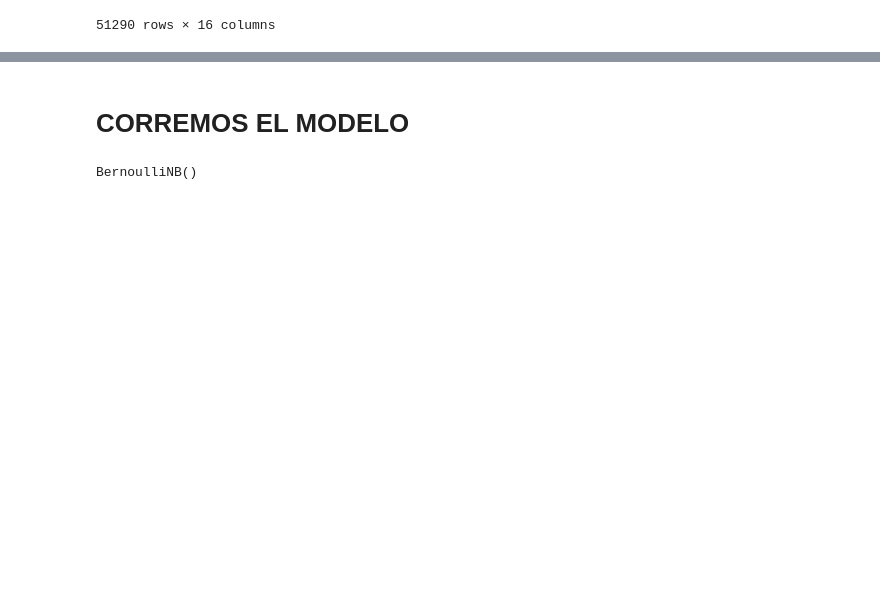
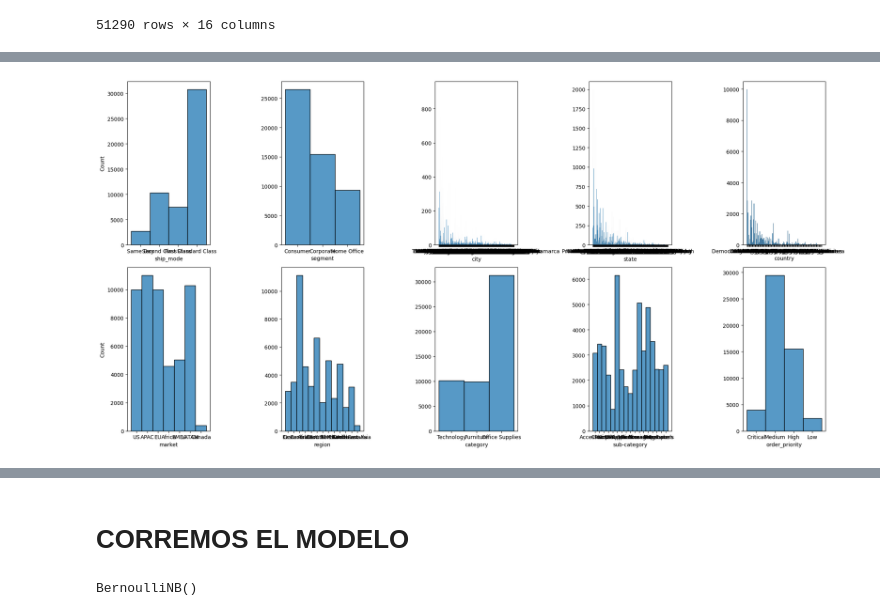
Before and after one commit to 4GeeksAcademy/FINAL_GLOBAL_SUPERSTORE, a Jupyter notebook: src/explore.ipynb, the cells around one changed output, grey strips where cells are left out. Cells and saved outputs as stored; diff of their text form; code cells hidden in the pictures; blank space fills up the shorter version.

```diff
--- a/src/explore.ipynb
+++ b/src/explore.ipynb
@@ -154,0 +221,19 @@ df
+# %%
+# Variables Categoricas
+fig, ax = plt.subplots(2,5,figsize = (20,10))
+
+sns.histplot(ax = ax[0,0],data= df, x = 'ship_mode')
+sns.histplot(ax = ax[0,1],data= df, x = 'segment').set(ylabel = None)
+sns.histplot(ax = ax[0,2],data= df, x = 'city').set(ylabel = None)
+sns.histplot(ax = ax[0,3],data= df, x = 'state').set(ylabel = None)
+sns.histplot(ax = ax[0,4],data= df, x = 'country').set(ylabel = None)
+sns.histplot(ax = ax[1,0],data= df, x = 'market')
+sns.histplot(ax = ax[1,1],data= df, x = 'region').set(ylabel = None)
+sns.histplot(ax = ax[1,2],data= df, x = 'category').set(ylabel = None)
+sns.histplot(ax = ax[1,3],data= df, x = 'sub-category').set(ylabel = None)
+sns.histplot(ax = ax[1,4],data= df, x = 'order_priority').set(ylabel = None)
+
+plt.tight_layout()
+plt.show()
+# %% [output]
+[figure, added]
```
Also changed, not shown: parts of 20 cells of this notebook.
